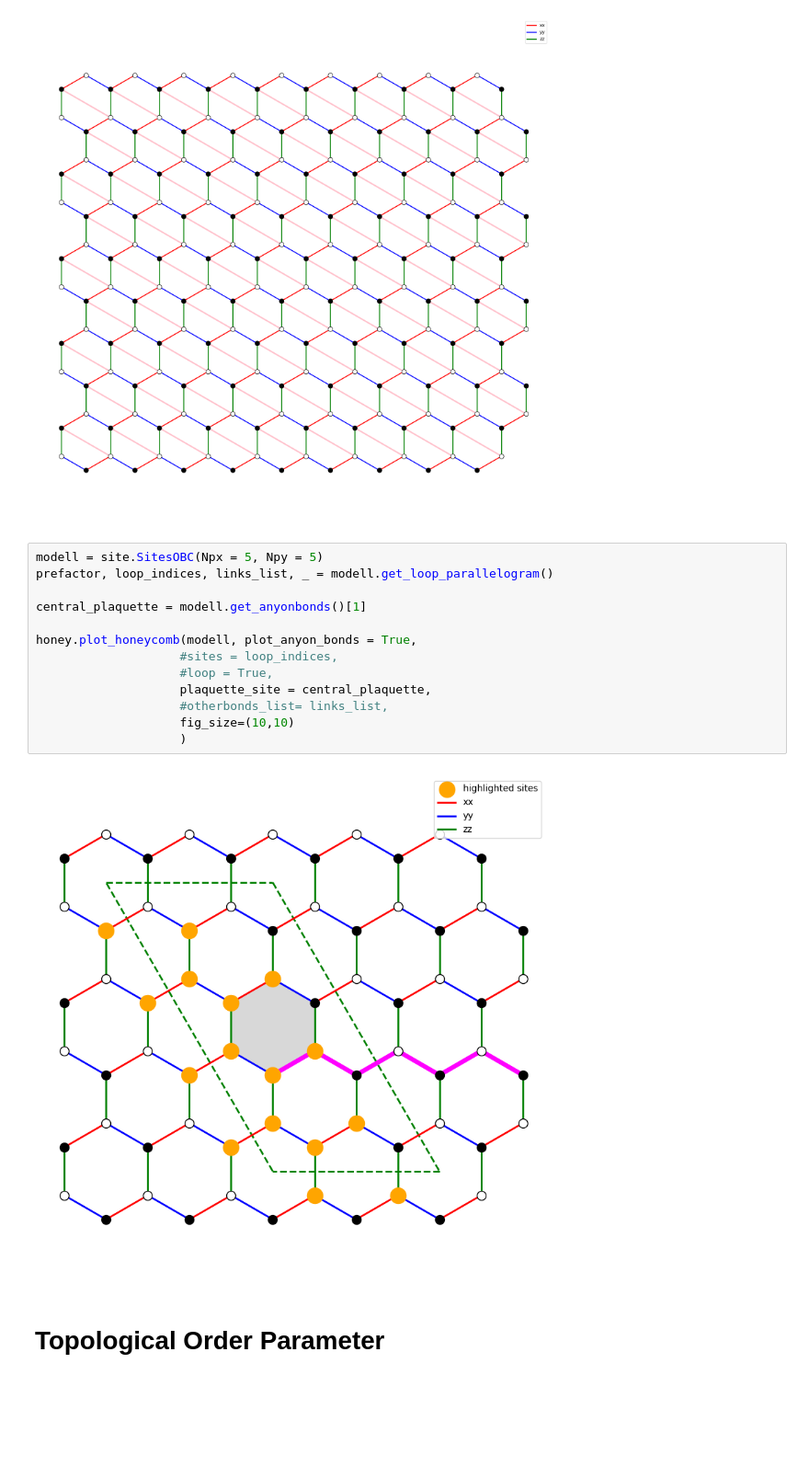
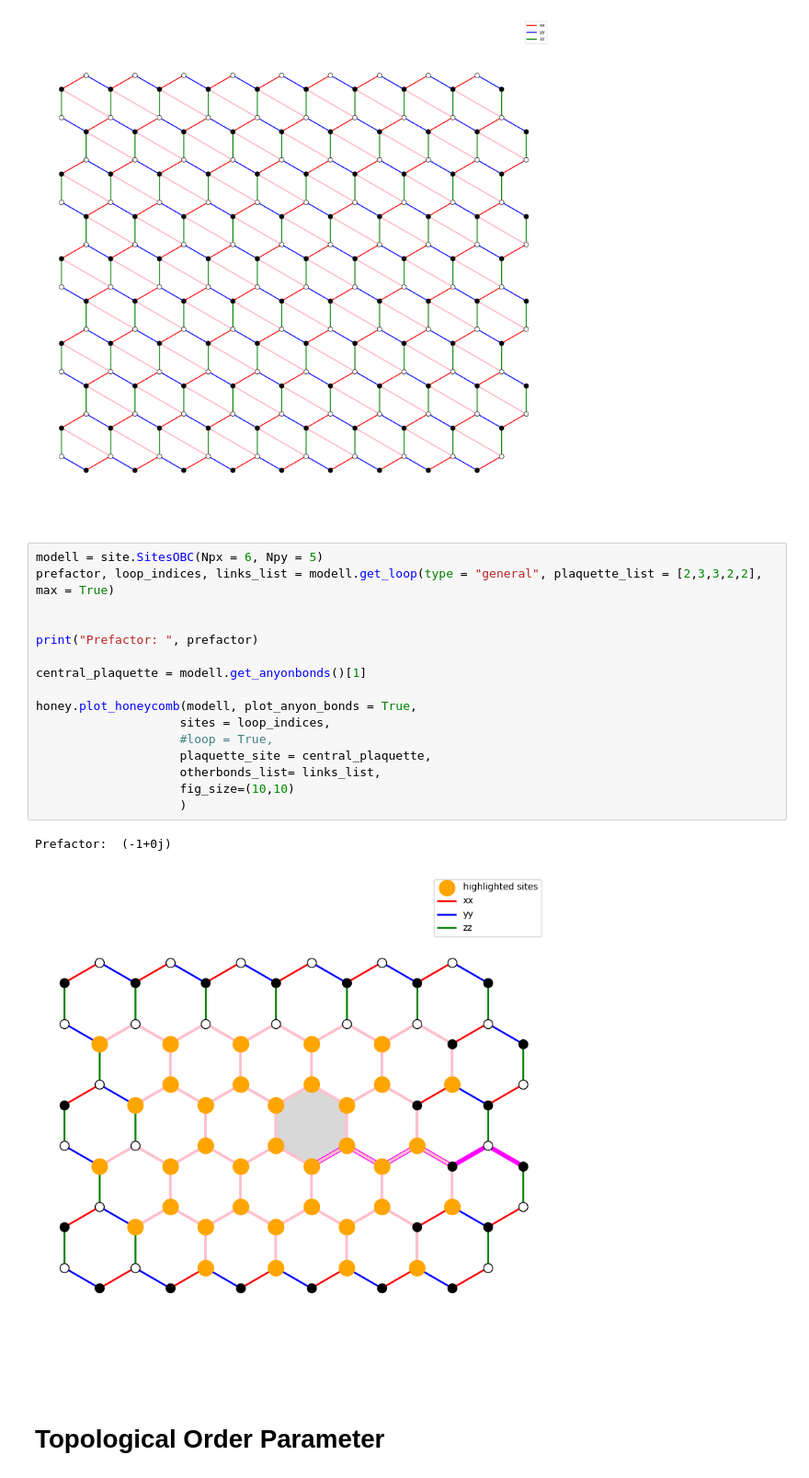
Before and after one commit to gconcheri/MasterThesis, a Jupyter notebook: fermionic_model_OBC.ipynb, the cells around one changed output. Shown at 92% size. Cells and saved outputs as stored; diff of their text form; blank space fills up the shorter version.

Commit message:
finished loop generalization, added it to freefermionrepresentation, and phasediagram files

```diff
--- a/fermionic_model_OBC.ipynb
+++ b/fermionic_model_OBC.ipynb
@@ -132,20 +132,24 @@ honey.plot_honeycomb(modell, plot_anyon_bonds = False, plot_diagonal_bonds=False
 # %% [output]
 [figure]
 # %%
-modell = site.SitesOBC(Npx = 5, Npy = 5)
-prefactor, loop_indices, links_list, _ = modell.get_loop_parallelogram()
+modell = site.SitesOBC(Npx = 6, Npy = 5)
+prefactor, loop_indices, links_list = modell.get_loop(type = "general", plaquette_list = [2,3,3,2,2], max = True)
+
+
+print("Prefactor: ", prefactor)
 
 central_plaquette = modell.get_anyonbonds()[1]
 
 honey.plot_honeycomb(modell, plot_anyon_bonds = True,
-                    #sites = loop_indices,
+                    sites = loop_indices,
                     #loop = True,
                     plaquette_site = central_plaquette,
-                    #otherbonds_list= links_list,
+                    otherbonds_list= links_list,
                     fig_size=(10,10)
                     )
 # %% [output]
+Prefactor:  (-1+0j)
-[figure, old version]
+[figure, new version]
 # %% [markdown]
 # Topological Order Parameter
 # %%
```
Also changed, not shown: parts of 3 cells of this notebook, 18 other files.
